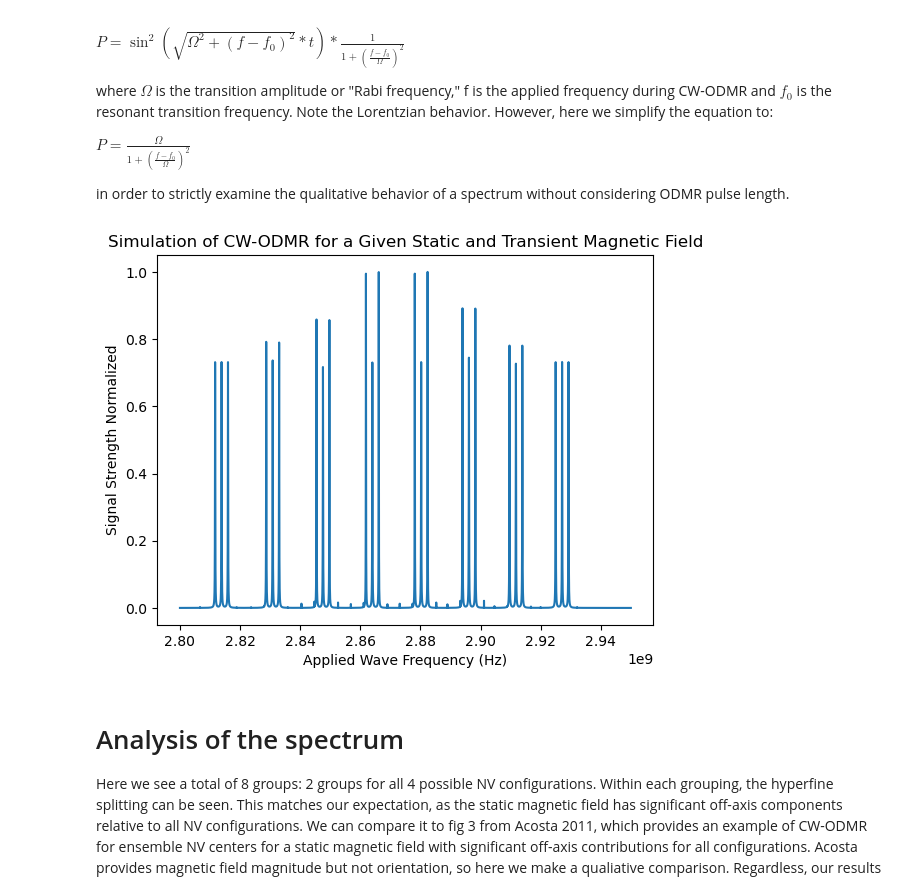
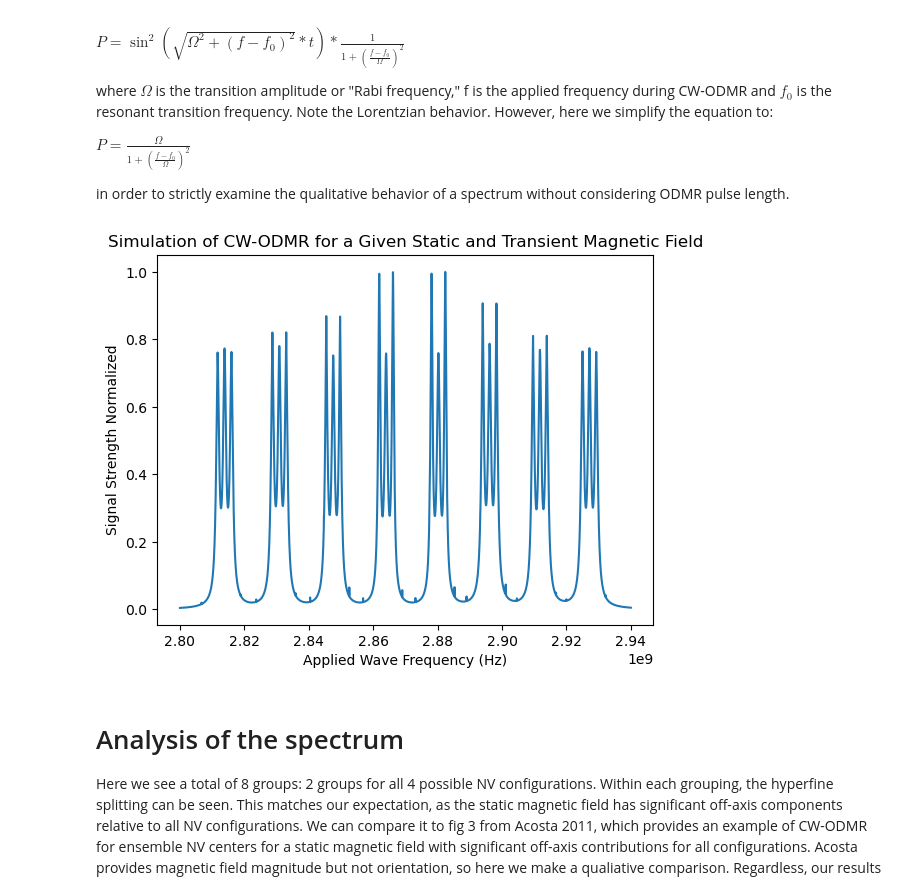
Before and after one commit to qt3uw/qt3qutipsandbox, a Jupyter notebook: notebooks/Power_Broadened_Examples.ipynb, the cells around one changed output. Saved outputs shown, nothing was run; the diff lists cells and outputs as text; code cells hidden in the pictures.

```diff
--- a/notebooks/Power_Broadened_Examples.ipynb
+++ b/notebooks/Power_Broadened_Examples.ipynb
@@ -29,7 +29,7 @@ initial_state = [1/3, 1/3, 1/3, 0, 0, 0, 0, 0, 0] # Initial distribution of popu
 The static magnetic field vector cuts degeneracy in the spin +-1 energy levels of the NV center electron. The oscillating magnetic field vector is induced by an applied RF wave, and is used to drive state transitions.
 # %%
 static_bvec = 0.005 * np.array([0.4, 0.1, -0.2]) # Applied static magnetic field in Tesla
-transition_bvec = np.array([0., 0, 1.E-5]) # RF field vector, for transition amplitudes
+transition_bvec = np.array([0., 0, 1.E-4]) # RF field vector, for transition amplitudes
 # %% [markdown]
 t# Build parameters
 
@@ -63,18 +63,18 @@ $P = \frac{\Omega}{1 + (\frac{f-f_0}{\Omega})^2}$
 
 in order to strictly examine the qualitative behavior of a spectrum without considering ODMR pulse length.
 # %%
-frequencies = np.linspace(2.8E9, 2.95E9, num=2**16) # Line space of frequencies to plot across
+frequencies = np.linspace(2.8E9, 2.94E9, num=2**16) # Line space of frequencies to plot across
 spectrum = get_power_broadened_spectrum_nv_axis_average(frequencies, transition_bvec, static_bvec, initial_state)
 spectrum = spectrum/max(spectrum) # Normalize spectrum to max value of 1
 
 # Plot
 fig = plt.plot(frequencies, spectrum)
 plt.xlabel("Applied Wave Frequency (Hz)")
 plt.ylabel("Signal Strength Normalized")
 plt.title("Simulation of CW-ODMR for a Given Static and Transient Magnetic Field")
 plt.show()
 # %% [output]
-[figure, old version]
+[figure, new version]
 # %% [markdown]
 # Analysis of the spectrum
 
```
Also changed, not shown: parts of 1 cell of this notebook, 1 other file.
